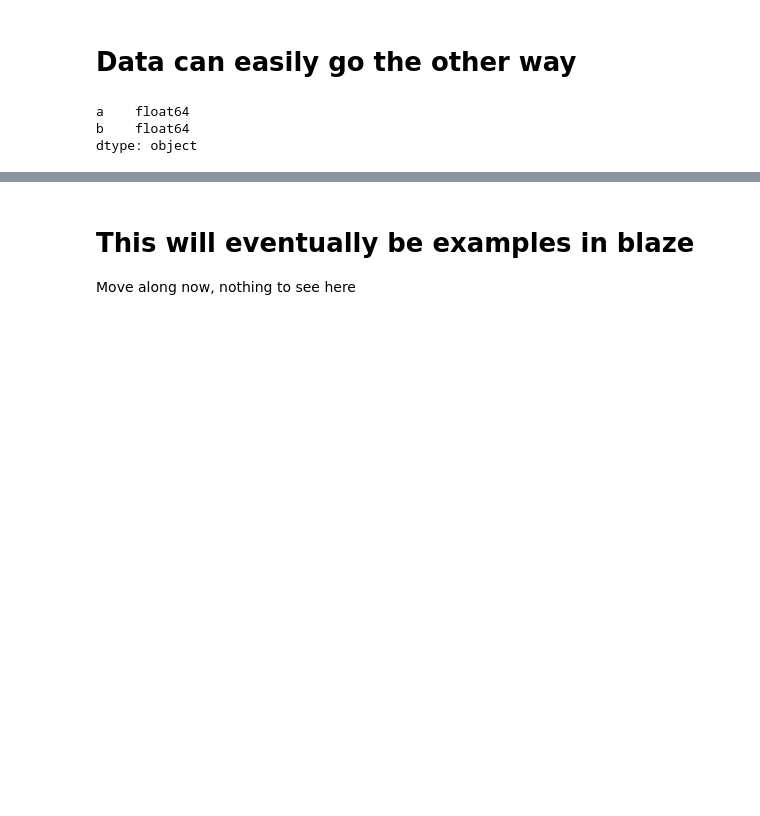
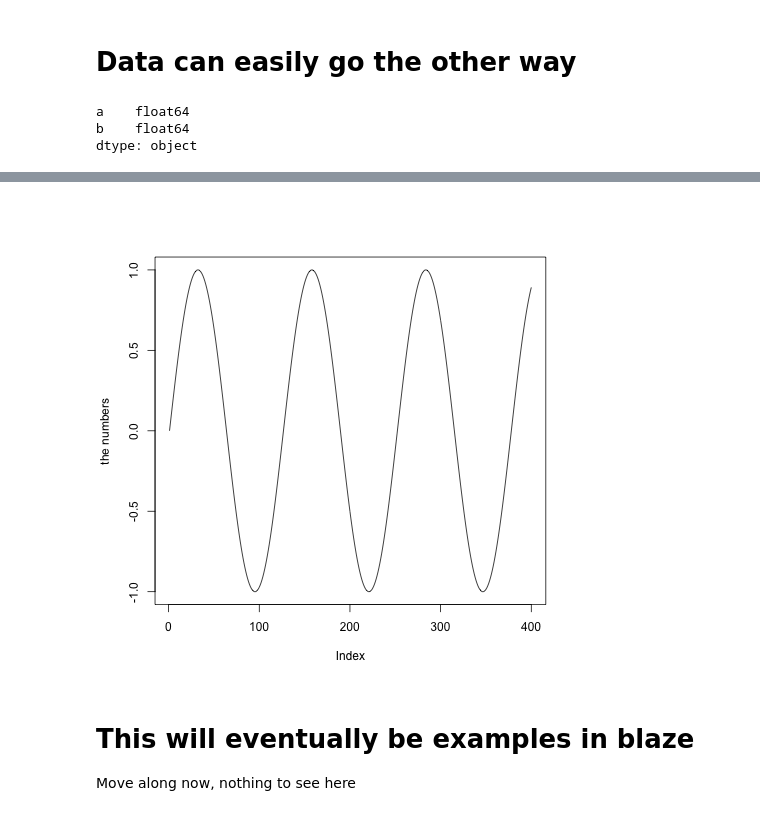
Before and after one commit to davclark/rpy2-notebooks, a Jupyter notebook: R-in-a-notebook.ipynb, the cells around one changed output, grey strips where cells are left out. Drawn from its saved outputs; the diff is of its cells as text; code cells hidden in the pictures; blank space fills up the shorter version.

```diff
--- a/R-in-a-notebook.ipynb
+++ b/R-in-a-notebook.ipynb
@@ -109,4 +122,4 @@ ro.r('dev.off()')
 # %%
-from IPython.display import SVG
-SVG(filename='plot.svg')
+from IPython.display import Image
+Image(filename='plot.png')
 # %% [output]
@@ -114,3 +126,4 @@ SVG(filename='plot.svg')
+[figure, added]
 # %% [markdown]
 # This will eventually be examples in blaze
 
```
Also changed, not shown: parts of 10 cells of this notebook, 1 other file.
